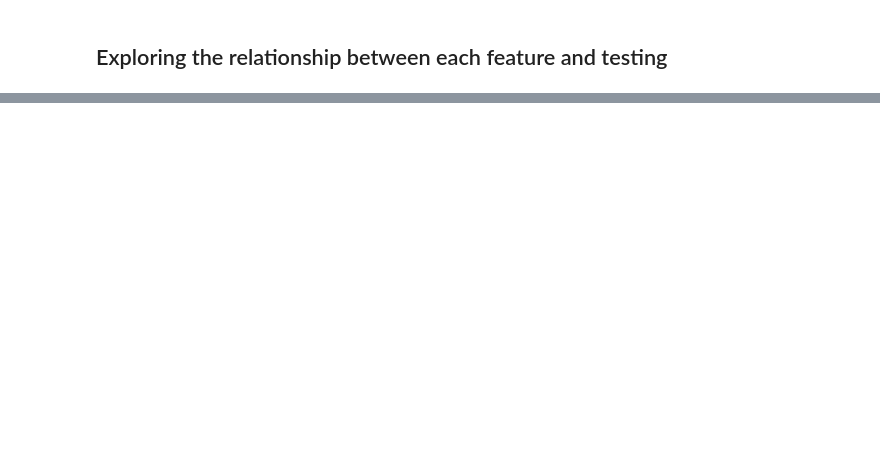
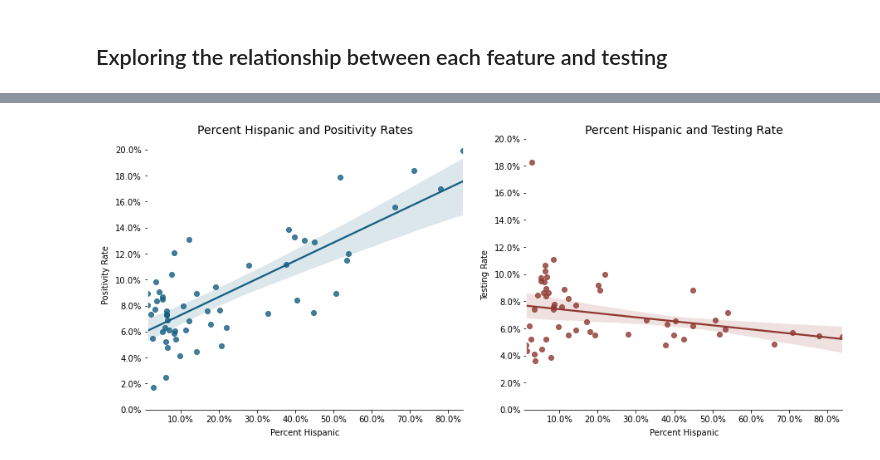
Before and after one commit to Jamilmirabito/chicago_covid_19_zip_code_analysis, a Jupyter notebook: zip_code_regression_analysis.ipynb, the cells around one changed output, grey strips where cells are left out. Drawn from its saved outputs; the diff is of its cells as text; code cells hidden in the pictures; blank space fills up the shorter version.

```diff
--- a/zip_code_regression_analysis.ipynb
+++ b/zip_code_regression_analysis.ipynb
@@ -209,0 +355,4 @@ An R-Squared value of 42.6 percent is relatively low for this analysis. It impli
+# %%
+make_scatter(x = df.pctHispanic, var_name = 'Percent Hispanic' )
+# %% [output]
+[figure, added]
```
Also changed, not shown: parts of 31 cells of this notebook.
